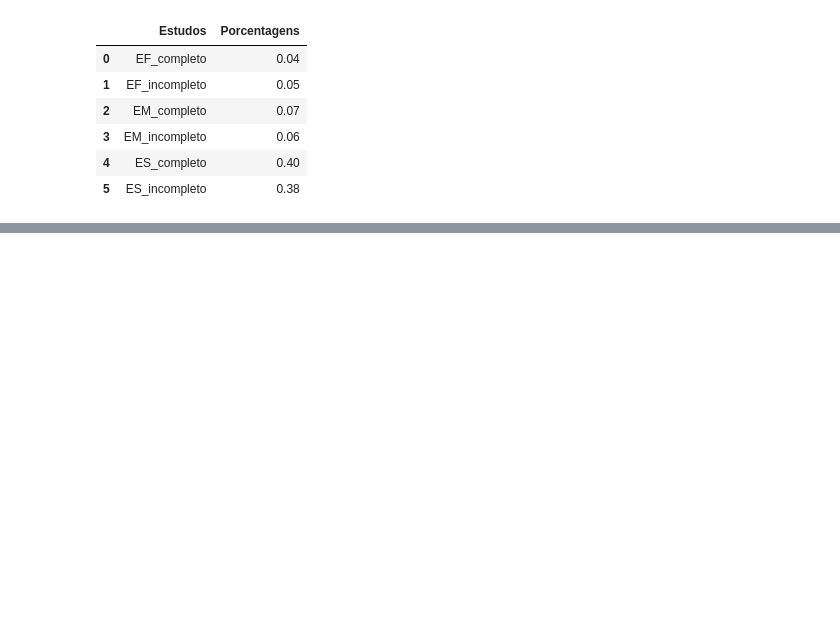
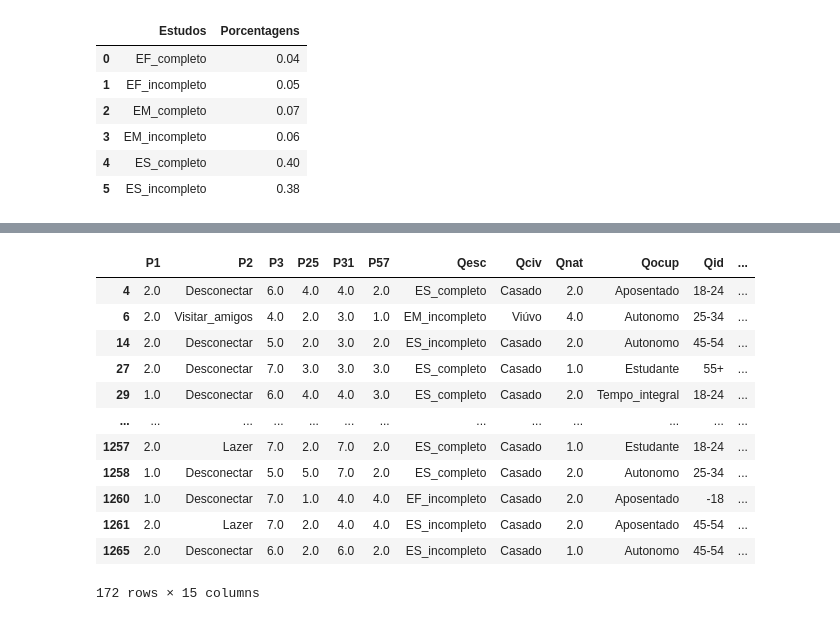
Before and after one commit to thiagocn1/PS_Clusteriza-o, a Jupyter notebook: TerceiraFase_PS-Jr_Teste.ipynb, the cells around one changed output, grey strips where cells are left out. Saved outputs shown, nothing was run; the diff lists cells and outputs as text; code cells hidden in the pictures; blank space fills up the shorter version.

```diff
--- a/TerceiraFase_PS-Jr_Teste.ipynb
+++ b/TerceiraFase_PS-Jr_Teste.ipynb
@@ -836,0 +873,18 @@ cluster4_estudo_df
+# %%
+filtro = df_['cluster'] == 0
+df_0 = df_.loc[filtro]
+df_0
+# %% [output]
+|  | P1 | P2 | P3 | P25 | P31 | P57 | Qesc | Qciv | Qnat | Qocup | Qid | ... |
+| 4 | 2.0 | Desconectar | 6.0 | 4.0 | 4.0 | 2.0 | ES_completo | Casado | 2.0 | Aposentado | 18-24 | ... |
+| 6 | 2.0 | Visitar_amigos | 4.0 | 2.0 | 3.0 | 1.0 | EM_incompleto | Viúvo | 4.0 | Autonomo | 25-34 | ... |
+| 14 | 2.0 | Desconectar | 5.0 | 2.0 | 3.0 | 2.0 | ES_incompleto | Casado | 2.0 | Autonomo | 45-54 | ... |
+| 27 | 2.0 | Desconectar | 7.0 | 3.0 | 3.0 | 3.0 | ES_completo | Casado | 1.0 | Estudante | 55+ | ... |
+| 29 | 1.0 | Desconectar | 6.0 | 4.0 | 4.0 | 3.0 | ES_completo | Casado | 2.0 | Tempo_integral | 18-24 | ... |
+| ... | ... | ... | ... | ... | ... | ... | ... | ... | ... | ... | ... | ... |
+| 1257 | 2.0 | Lazer | 7.0 | 2.0 | 7.0 | 2.0 | ES_completo | Casado | 1.0 | Estudante | 18-24 | ... |
+| 1258 | 1.0 | Desconectar | 5.0 | 5.0 | 7.0 | 2.0 | ES_completo | Casado | 2.0 | Autonomo | 25-34 | ... |
+| 1260 | 1.0 | Desconectar | 7.0 | 1.0 | 4.0 | 4.0 | EF_incompleto | Casado | 2.0 | Aposentado | -18 | ... |
+| 1261 | 2.0 | Lazer | 7.0 | 2.0 | 4.0 | 4.0 | ES_incompleto | Casado | 2.0 | Aposentado | 45-54 | ... |
+| 1265 | 2.0 | Desconectar | 6.0 | 2.0 | 6.0 | 2.0 | ES_incompleto | Casado | 1.0 | Autonomo | 45-54 | ... |
+172 rows × 15 columns
```
Also changed, not shown: parts of 40 cells of this notebook, 3 other files.
